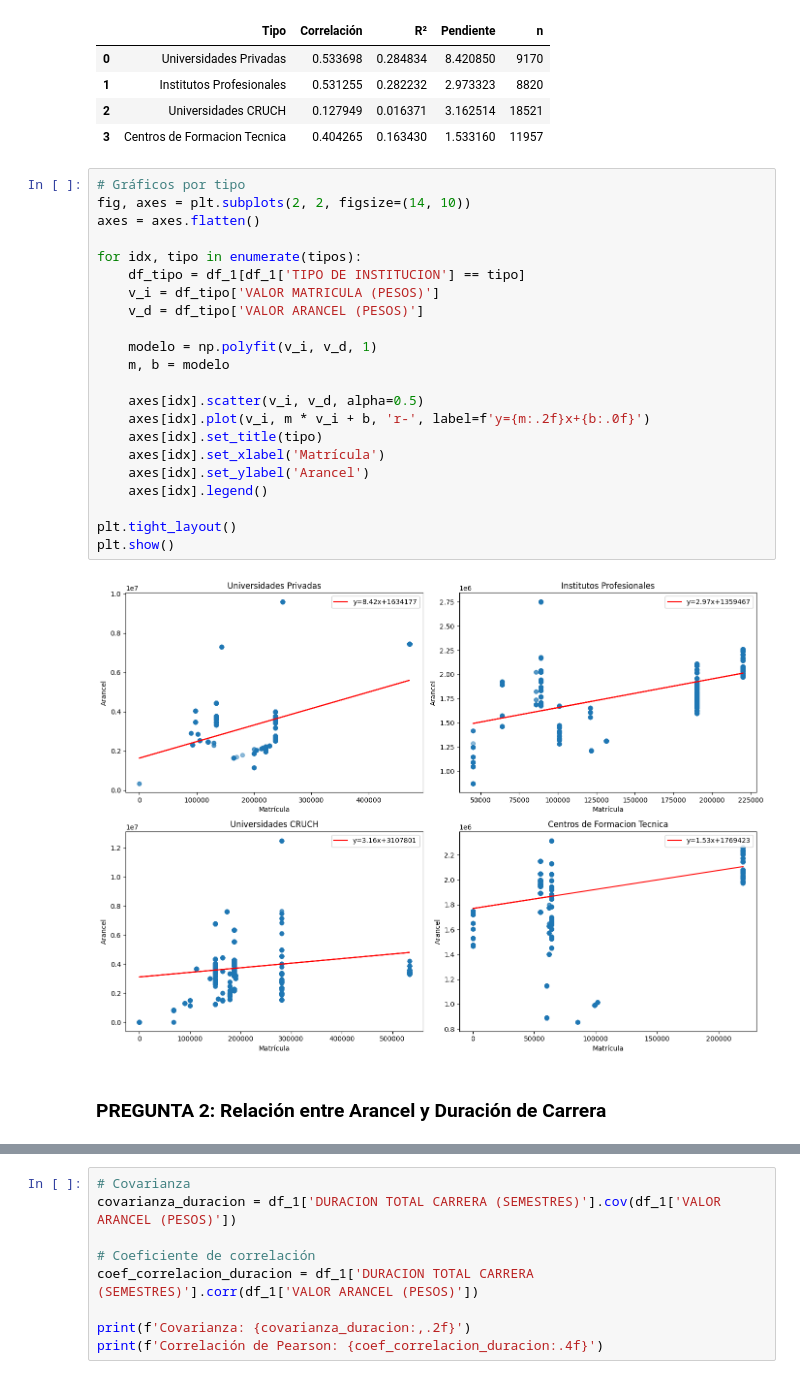
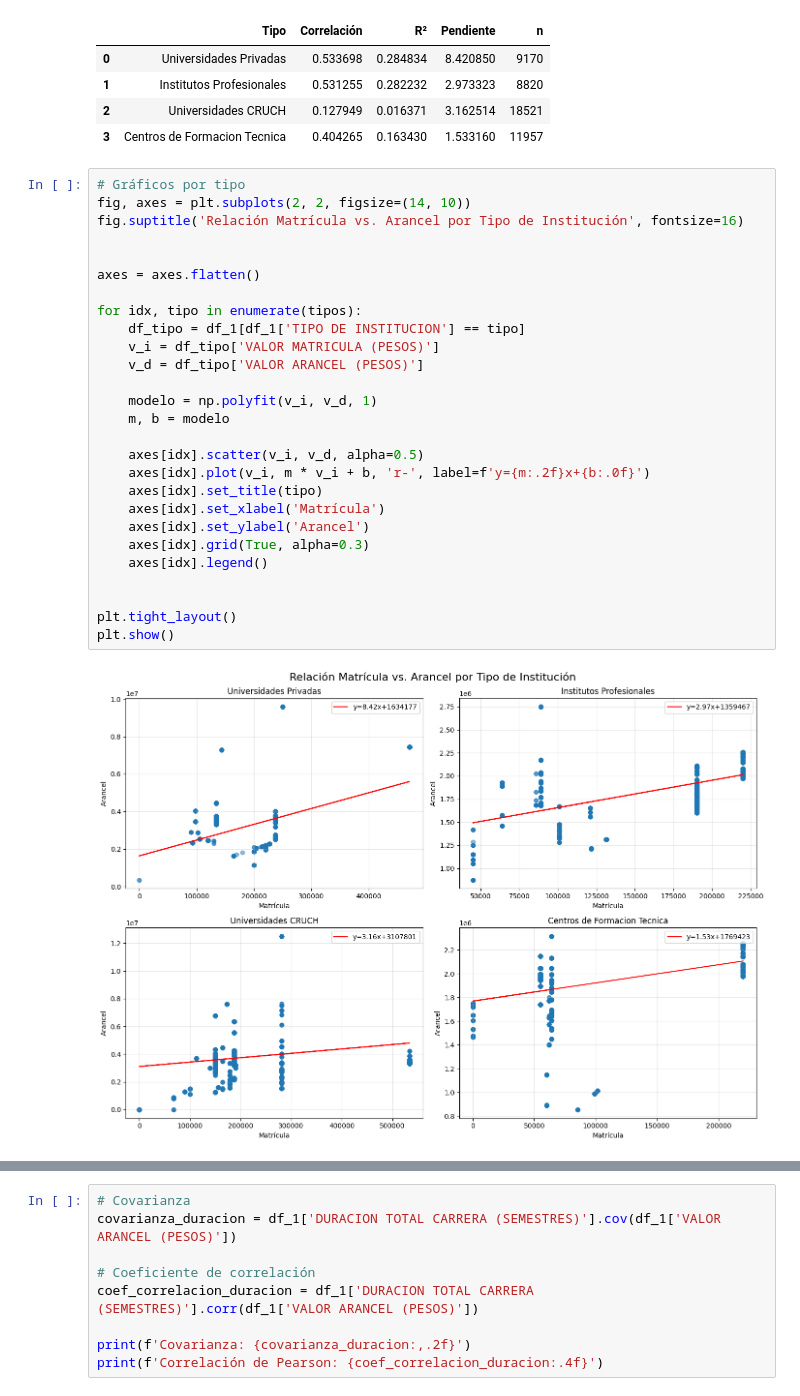
Before and after one commit to VincentiusFarenden/Estadistica-Descriptiva, a Jupyter notebook: TRABAJO TALLER SEMESTRAL/Trabajo_Practico.ipynb, the cells around one changed output, grey strips where cells are left out. Drawn from its saved outputs; the diff is of its cells as text.

```diff
--- a/TRABAJO TALLER SEMESTRAL/Trabajo_Practico.ipynb
+++ b/TRABAJO TALLER SEMESTRAL/Trabajo_Practico.ipynb
@@ -1028,26 +1057,29 @@ Centros de Formacion Tecnica:
 # %%
 # Gráficos por tipo
 fig, axes = plt.subplots(2, 2, figsize=(14, 10))
+fig.suptitle('Relación Matrícula vs. Arancel por Tipo de Institución', fontsize=16)
+
+
 axes = axes.flatten()
 
 for idx, tipo in enumerate(tipos):
     df_tipo = df_1[df_1['TIPO DE INSTITUCION'] == tipo]
     v_i = df_tipo['VALOR MATRICULA (PESOS)']
     v_d = df_tipo['VALOR ARANCEL (PESOS)']
 
     modelo = np.polyfit(v_i, v_d, 1)
     m, b = modelo
 
     axes[idx].scatter(v_i, v_d, alpha=0.5)
     axes[idx].plot(v_i, m * v_i + b, 'r-', label=f'y={m:.2f}x+{b:.0f}')
     axes[idx].set_title(tipo)
     axes[idx].set_xlabel('Matrícula')
     axes[idx].set_ylabel('Arancel')
+    axes[idx].grid(True, alpha=0.3)
     axes[idx].legend()
+
 
 plt.tight_layout()
 plt.show()
 # %% [output]
-[figure, old version]
+[figure, new version]
-# %% [markdown]
-### PREGUNTA 2: Relación entre Arancel y Duración de Carrera
```
Also changed, not shown: parts of 27 cells of this notebook, 1 other file.
